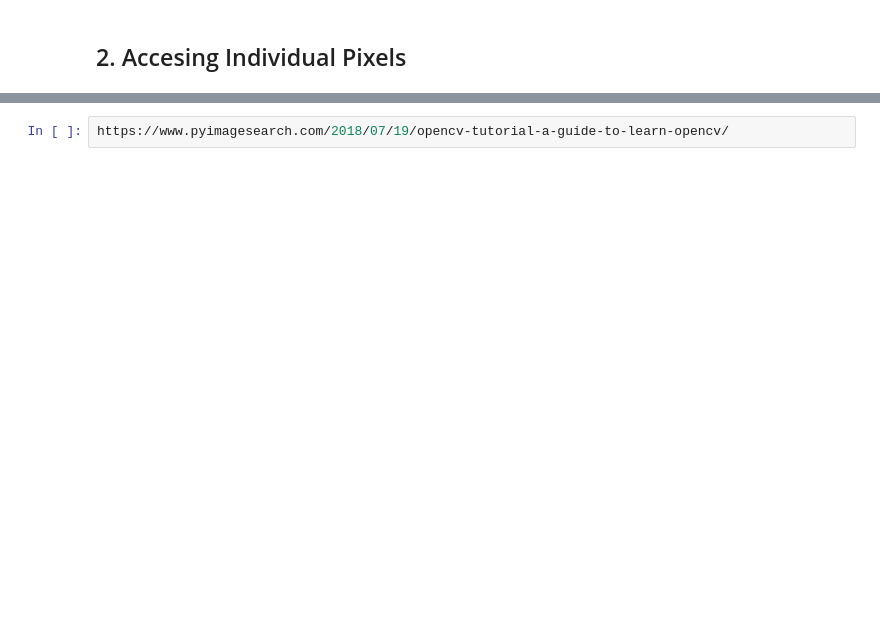
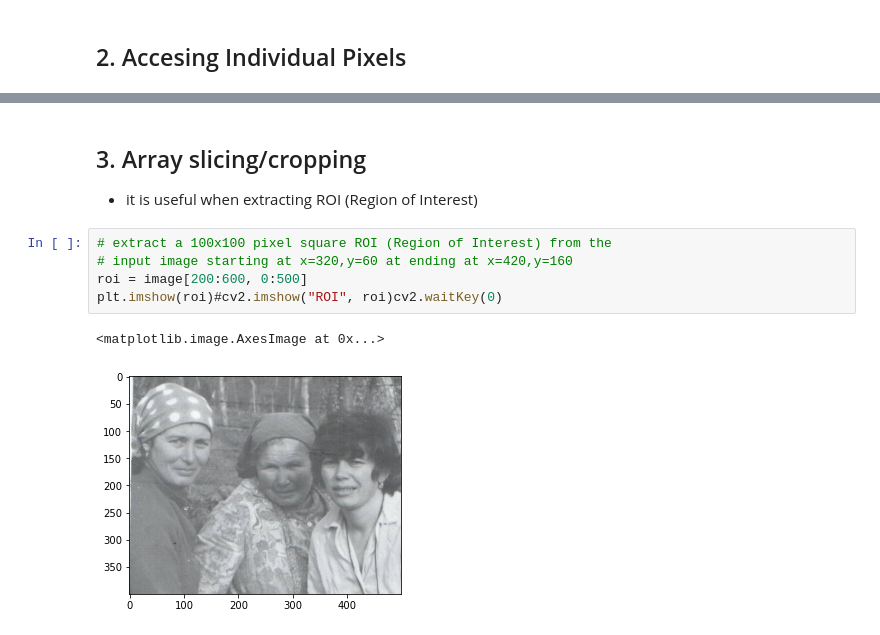
Before and after one commit to simsisim/sims-pyimage, a Jupyter notebook: _notebooks/2020-12-22-Day2-OpenCVTutorial.ipynb, the cells around one changed output, grey strips where cells are left out. Cells and saved outputs as stored; diff of their text form; blank space fills up the shorter version.

```diff
--- a/_notebooks/2020-12-22-Day2-OpenCVTutorial.ipynb
+++ b/_notebooks/2020-12-22-Day2-OpenCVTutorial.ipynb
@@ -52,2 +59,12 @@ print("R={}, G={}, B={}".format(R, G, B))
-# %%
-https://www.pyimagesearch.com/2018/07/19/opencv-tutorial-a-guide-to-learn-opencv/
+# %% [markdown]
+## 3. Array slicing/cropping
+
+  - it is useful when extracting ROI (Region of Interest)
+# %%
+# extract a 100x100 pixel square ROI (Region of Interest) from the
+# input image starting at x=320,y=60 at ending at x=420,y=160
+roi = image[200:600, 0:500]
+plt.imshow(roi)#cv2.imshow("ROI", roi)cv2.waitKey(0)
+# %% [output]
+<matplotlib.image.AxesImage at 0x...>
+[figure, added]
```
Also changed, not shown: parts of 21 cells of this notebook.
